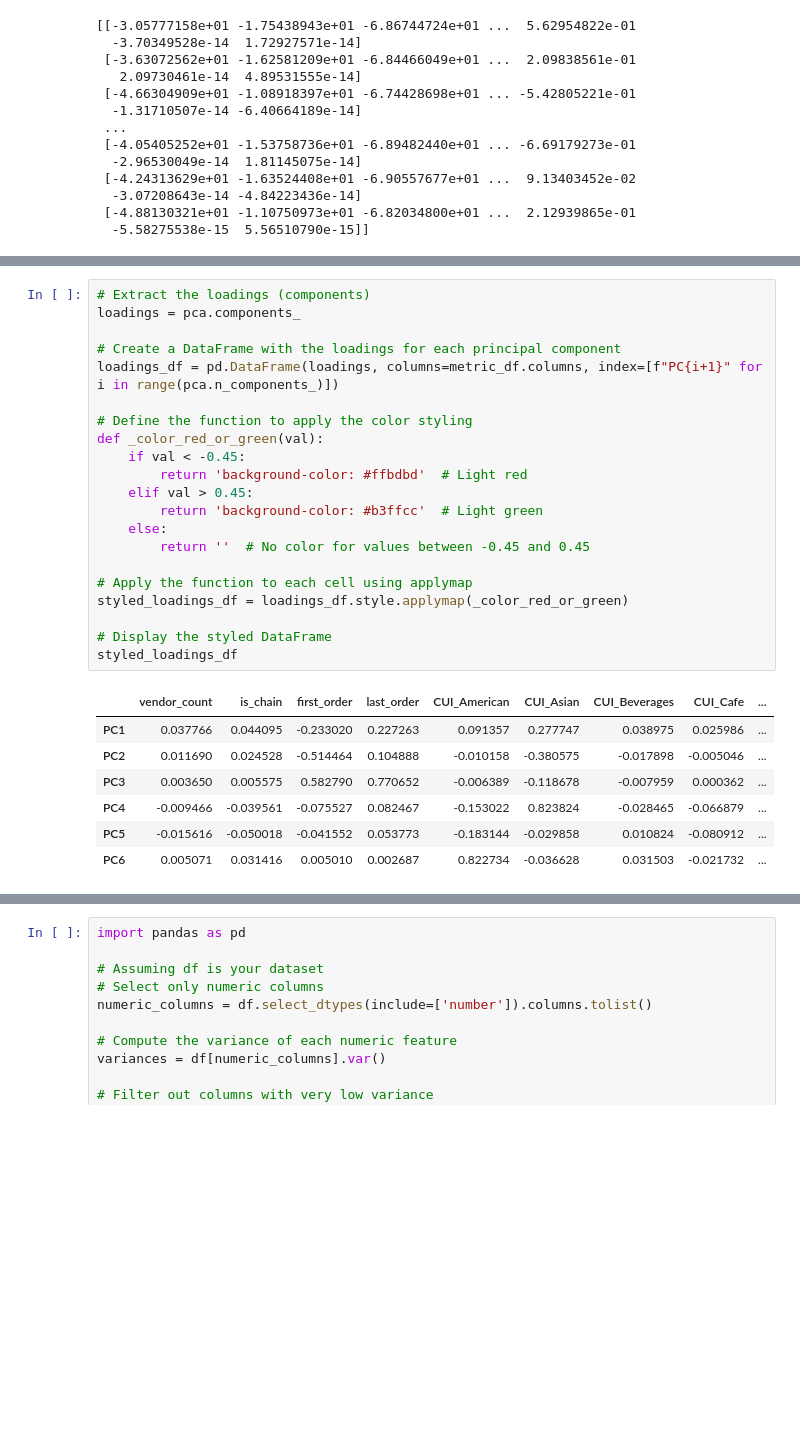
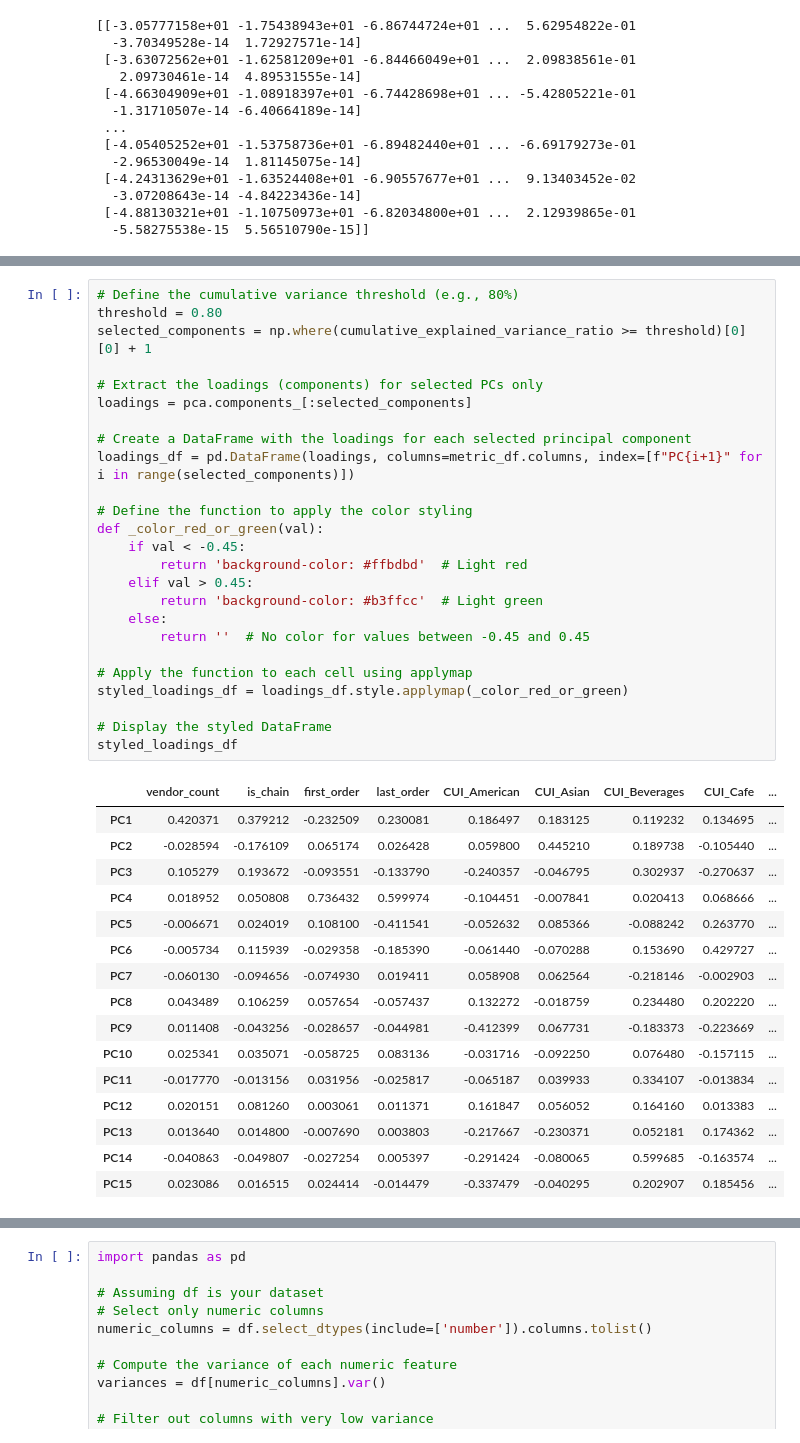
Before and after one commit to MiguelMangerona/Data-Mining-Project, a Jupyter notebook: DM2425_Part1_56.ipynb, the cells around one changed output, grey strips where cells are left out. Cells and saved outputs as stored; diff of their text form; blank space fills up the shorter version.

```diff
--- a/DM2425_Part1_56.ipynb
+++ b/DM2425_Part1_56.ipynb
@@ -1629,29 +1667,42 @@ plt.show()
 # %%
-# Extract the loadings (components)
-loadings = pca.components_
+# Define the cumulative variance threshold (e.g., 80%)
+threshold = 0.80
+selected_components = np.where(cumulative_explained_variance_ratio >= threshold)[0][0] + 1
 
-# Create a DataFrame with the loadings for each principal component
-loadings_df = pd.DataFrame(loadings, columns=metric_df.columns, index=[f"PC{i+1}" for i in range(pca.n_components_)])
+# Extract the loadings (components) for selected PCs only
+loadings = pca.components_[:selected_components]
+
+# Create a DataFrame with the loadings for each selected principal component
+loadings_df = pd.DataFrame(loadings, columns=metric_df.columns, index=[f"PC{i+1}" for i in range(selected_components)])
 
 # Define the function to apply the color styling
 def _color_red_or_green(val):
     if val < -0.45:
         return 'background-color: #ffbdbd'  # Light red
     elif val > 0.45:
         return 'background-color: #b3ffcc'  # Light green
     else:
         return ''  # No color for values between -0.45 and 0.45
 
 # Apply the function to each cell using applymap
 styled_loadings_df = loadings_df.style.applymap(_color_red_or_green)
 
 # Display the styled DataFrame
 styled_loadings_df
 # %% [output]
 |  | vendor_count | is_chain | first_order | last_order | CUI_American | CUI_Asian | CUI_Beverages | CUI_Cafe | ... |
-| PC1 | 0.037766 | 0.044095 | -0.233020 | 0.227263 | 0.091357 | 0.277747 | 0.038975 | 0.025986 | ... |
-| PC2 | 0.011690 | 0.024528 | -0.514464 | 0.104888 | -0.010158 | -0.380575 | -0.017898 | -0.005046 | ... |
-| PC3 | 0.003650 | 0.005575 | 0.582790 | 0.770652 | -0.006389 | -0.118678 | -0.007959 | 0.000362 | ... |
-| PC4 | -0.009466 | -0.039561 | -0.075527 | 0.082467 | -0.153022 | 0.823824 | -0.028465 | -0.066879 | ... |
-| PC5 | -0.015616 | -0.050018 | -0.041552 | 0.053773 | -0.183144 | -0.029858 | 0.010824 | -0.080912 | ... |
-| PC6 | 0.005071 | 0.031416 | 0.005010 | 0.002687 | 0.822734 | -0.036628 | 0.031503 | -0.021732 | ... |
+| PC1 | 0.420371 | 0.379212 | -0.232509 | 0.230081 | 0.186497 | 0.183125 | 0.119232 | 0.134695 | ... |
+| PC2 | -0.028594 | -0.176109 | 0.065174 | 0.026428 | 0.059800 | 0.445210 | 0.189738 | -0.105440 | ... |
+| PC3 | 0.105279 | 0.193672 | -0.093551 | -0.133790 | -0.240357 | -0.046795 | 0.302937 | -0.270637 | ... |
+| PC4 | 0.018952 | 0.050808 | 0.736432 | 0.599974 | -0.104451 | -0.007841 | 0.020413 | 0.068666 | ... |
+| PC5 | -0.006671 | 0.024019 | 0.108100 | -0.411541 | -0.052632 | 0.085366 | -0.088242 | 0.263770 | ... |
+| PC6 | -0.005734 | 0.115939 | -0.029358 | -0.185390 | -0.061440 | -0.070288 | 0.153690 | 0.429727 | ... |
+| PC7 | -0.060130 | -0.094656 | -0.074930 | 0.019411 | 0.058908 | 0.062564 | -0.218146 | -0.002903 | ... |
+| PC8 | 0.043489 | 0.106259 | 0.057654 | -0.057437 | 0.132272 | -0.018759 | 0.234480 | 0.202220 | ... |
+| PC9 | 0.011408 | -0.043256 | -0.028657 | -0.044981 | -0.412399 | 0.067731 | -0.183373 | -0.223669 | ... |
+| PC10 | 0.025341 | 0.035071 | -0.058725 | 0.083136 | -0.031716 | -0.092250 | 0.076480 | -0.157115 | ... |
+| PC11 | -0.017770 | -0.013156 | 0.031956 | -0.025817 | -0.065187 | 0.039933 | 0.334107 | -0.013834 | ... |
+| PC12 | 0.020151 | 0.081260 | 0.003061 | 0.011371 | 0.161847 | 0.056052 | 0.164160 | 0.013383 | ... |
+| PC13 | 0.013640 | 0.014800 | -0.007690 | 0.003803 | -0.217667 | -0.230371 | 0.052181 | 0.174362 | ... |
+| PC14 | -0.040863 | -0.049807 | -0.027254 | 0.005397 | -0.291424 | -0.080065 | 0.599685 | -0.163574 | ... |
+| PC15 | 0.023086 | 0.016515 | 0.024414 | -0.014479 | -0.337479 | -0.040295 | 0.202907 | 0.185456 | ... |
```
Also changed, not shown: parts of 14 cells of this notebook.
